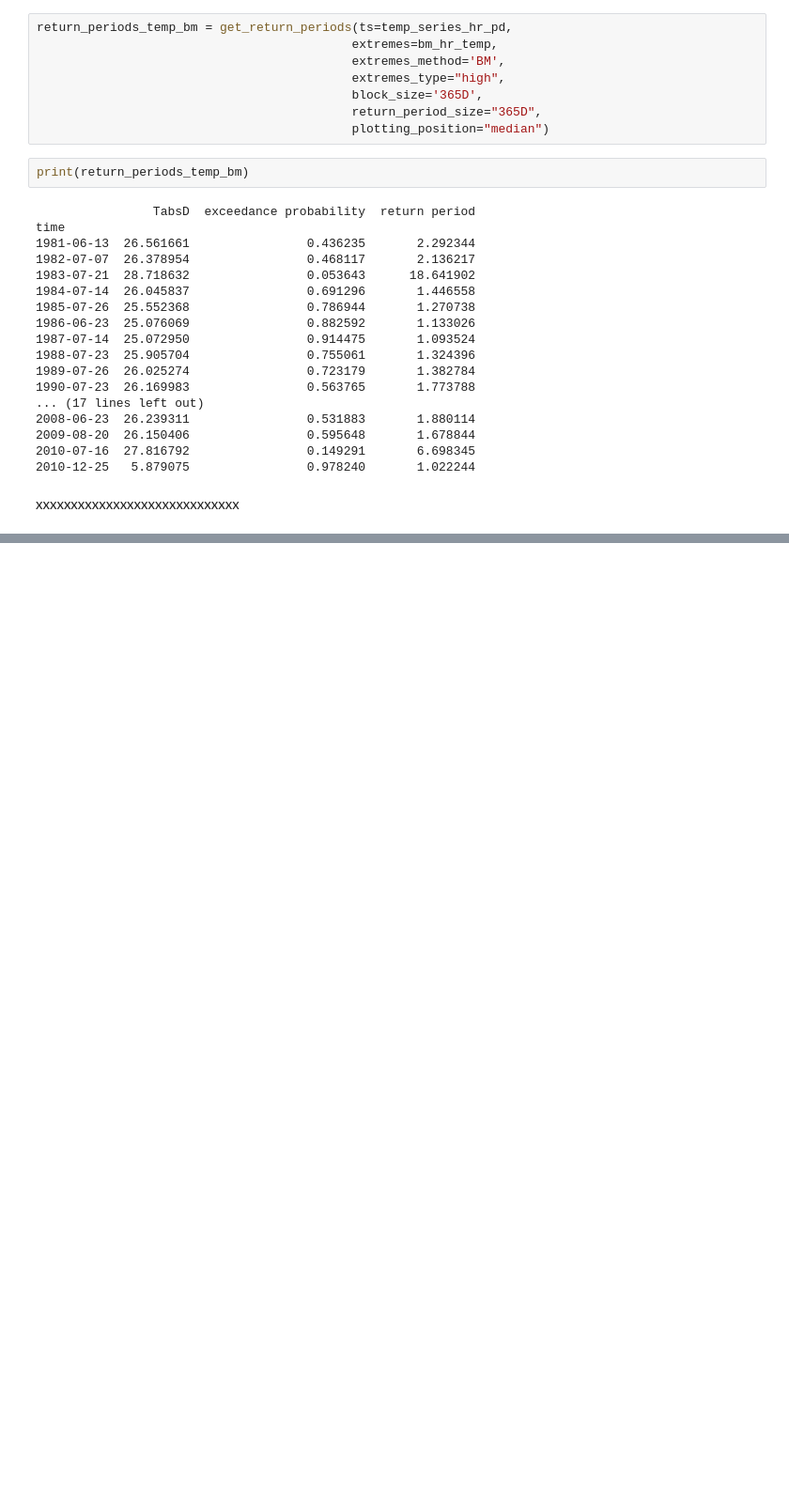
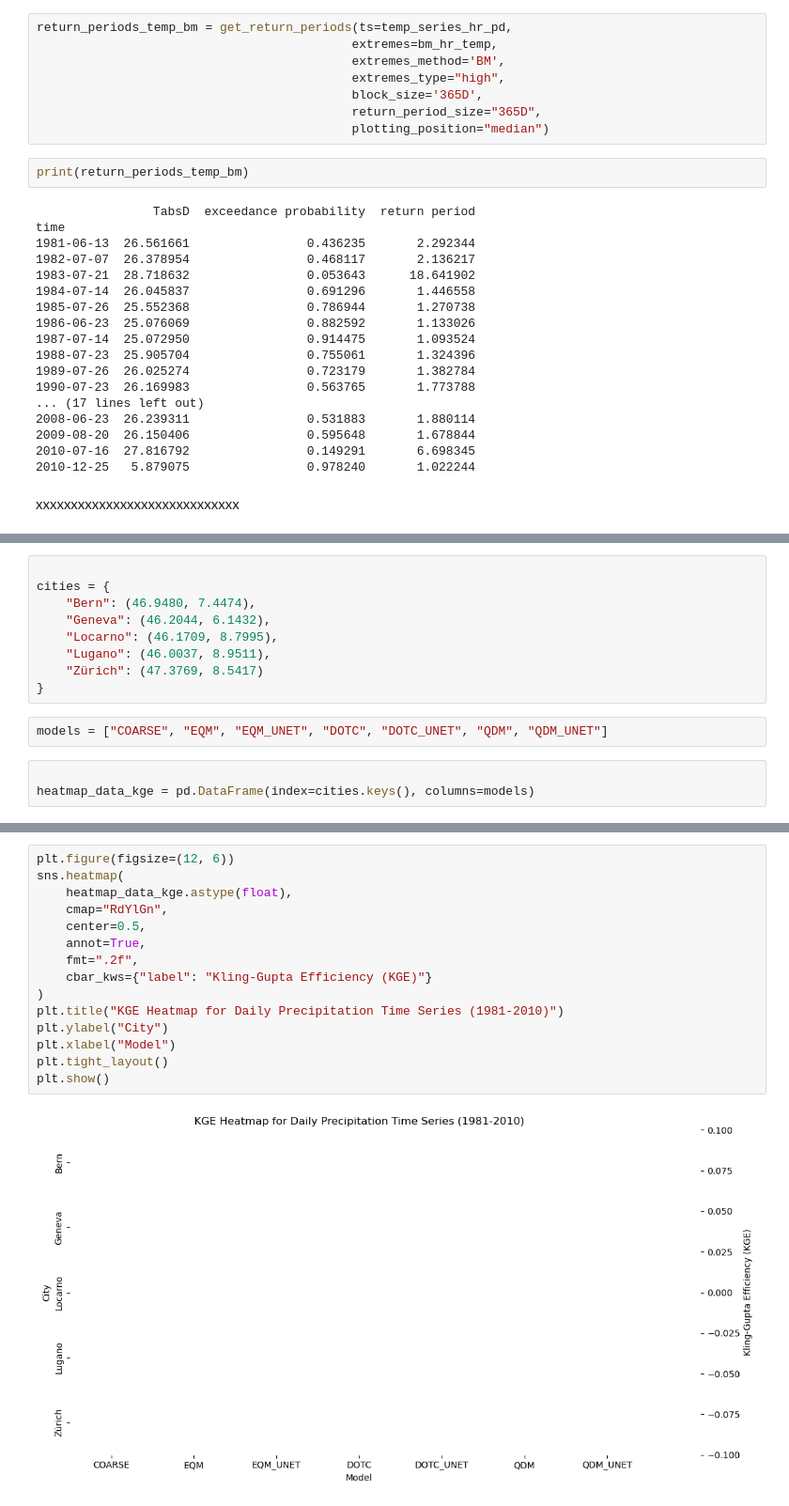
Before and after one commit to AsthanaShivanshi/Processing_and_Analysis_Scripts, a Jupyter notebook: Stats_EVT/Block_Maxima.ipynb, the cells around one changed output, grey strips where cells are left out. Shown at 94% size. Saved outputs shown, nothing was run; the diff lists cells and outputs as text; blank space fills up the shorter version.

```diff
--- a/Stats_EVT/Block_Maxima.ipynb
+++ b/Stats_EVT/Block_Maxima.ipynb
@@ -526,0 +298,14 @@ Variable 'tmax' extracted
+# %%
+
+cities = {
+    "Bern": (46.9480, 7.4474),
+    "Geneva": (46.2044, 6.1432),
+    "Locarno": (46.1709, 8.7995),
+    "Lugano": (46.0037, 8.9511),
+    "Zürich": (47.3769, 8.5417)
+}
+# %%
+models = ["COARSE", "EQM", "EQM_UNET", "DOTC", "DOTC_UNET", "QDM", "QDM_UNET"]
+# %%
+
+heatmap_data_kge = pd.DataFrame(index=cities.keys(), columns=models)
@@ -526,0 +364,17 @@ Variable 'tmax' extracted
+# %%
+plt.figure(figsize=(12, 6))
+sns.heatmap(
+    heatmap_data_kge.astype(float),
+    cmap="RdYlGn",
+    center=0.5,
+    annot=True,
+    fmt=".2f",
+    cbar_kws={"label": "Kling-Gupta Efficiency (KGE)"}
+)
+plt.title("KGE Heatmap for Daily Precipitation Time Series (1981-2010)")
+plt.ylabel("City")
+plt.xlabel("Model")
+plt.tight_layout()
+plt.show()
+# %% [output]
+[figure, added]
```
Also changed, not shown: parts of 9 cells of this notebook, 2 other files.
